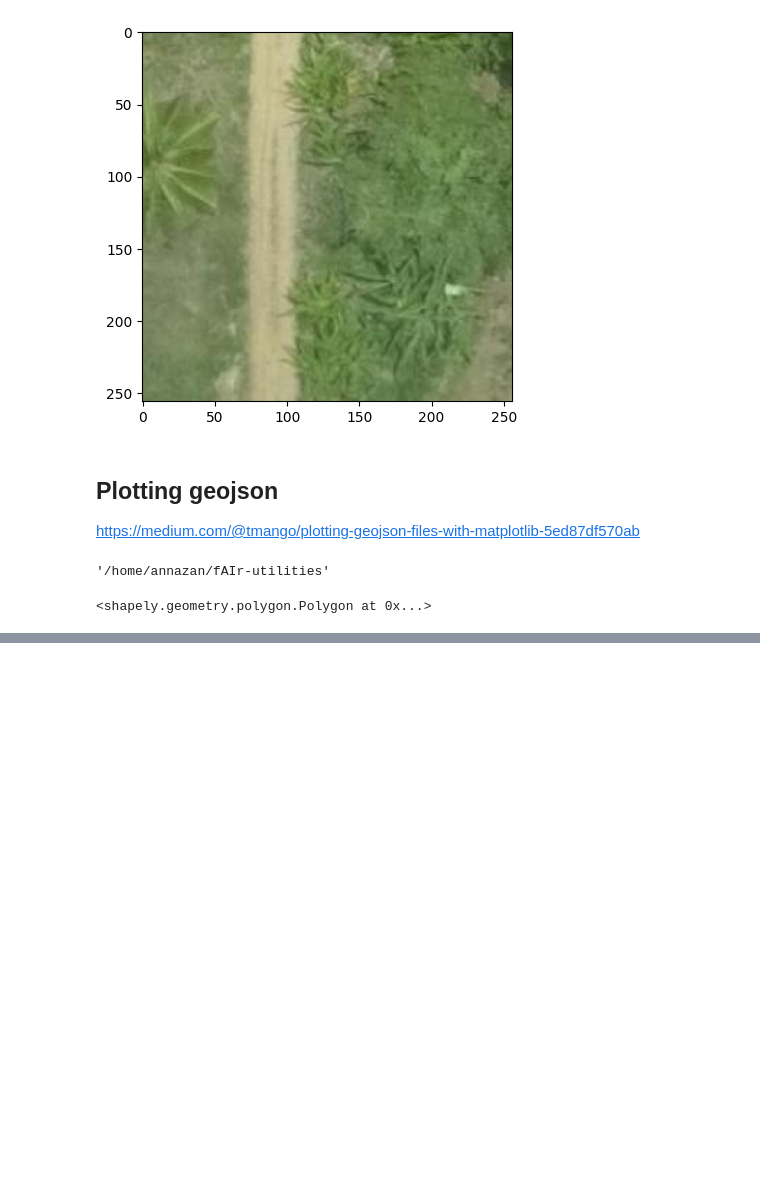
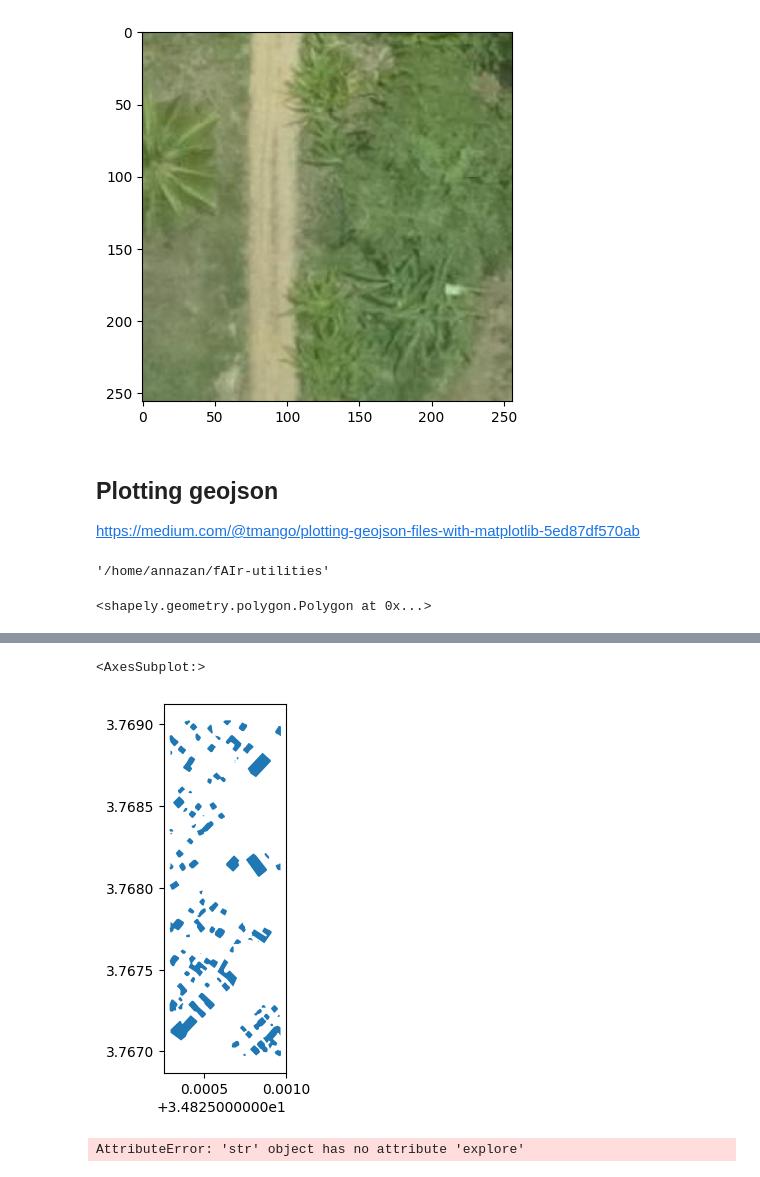
Before and after one commit to ciupava/fAIr-utilities, a Jupyter notebook: basic_testing.ipynb, the cells around one changed output, grey strips where cells are left out. Drawn from its saved outputs; the diff is of its cells as text; code cells hidden in the pictures; blank space fills up the shorter version.

```diff
--- a/basic_testing.ipynb
+++ b/basic_testing.ipynb
@@ -148,0 +186,15 @@ df_labels.explore()
+# %%
+prediction_file = 'outputs/model51_td364/prediction/prediction.geojson'
+prediction_image= gpd.read_file(prediction_file)
+prediction_image.plot()
+# %% [output]
+<AxesSubplot:>
+[figure, added]
+# %%
+m = prediction_image.explore(name="prediction")
+m = chip.explore(m=m, name="sat")
+# # this is completely optional
+# folium.LayerControl().add_to(m)
+m
+# %% [output]
+AttributeError: 'str' object has no attribute 'explore'
```
Also changed, not shown: parts of 14 cells of this notebook, 2 other files.
